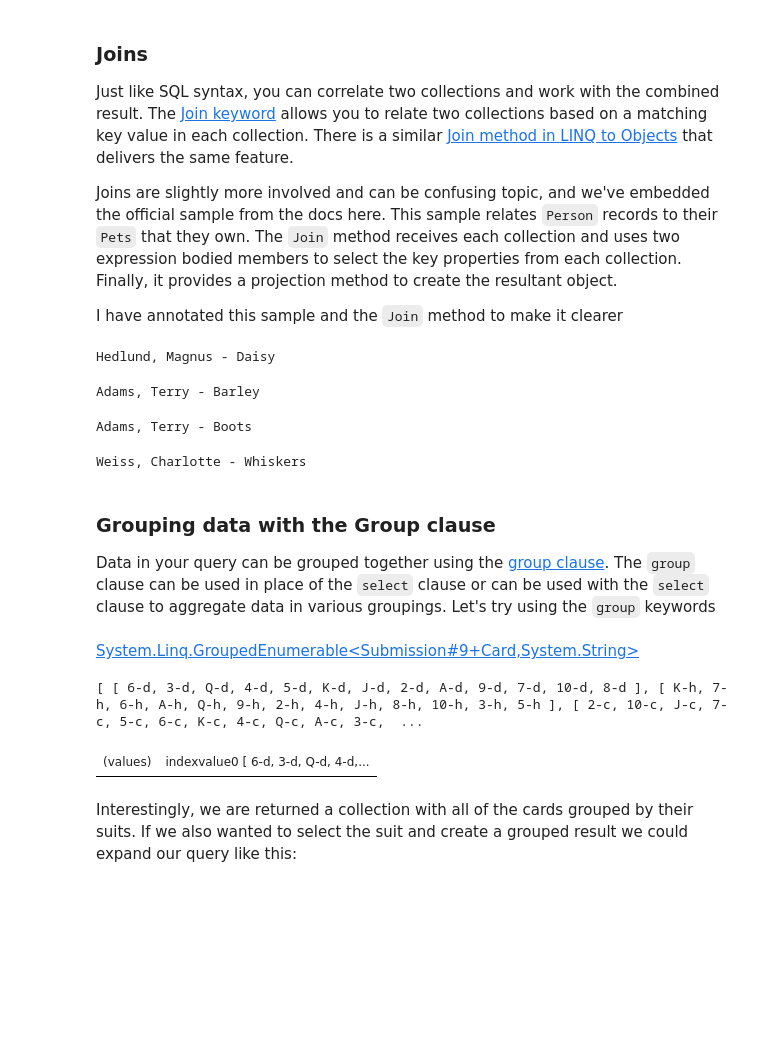
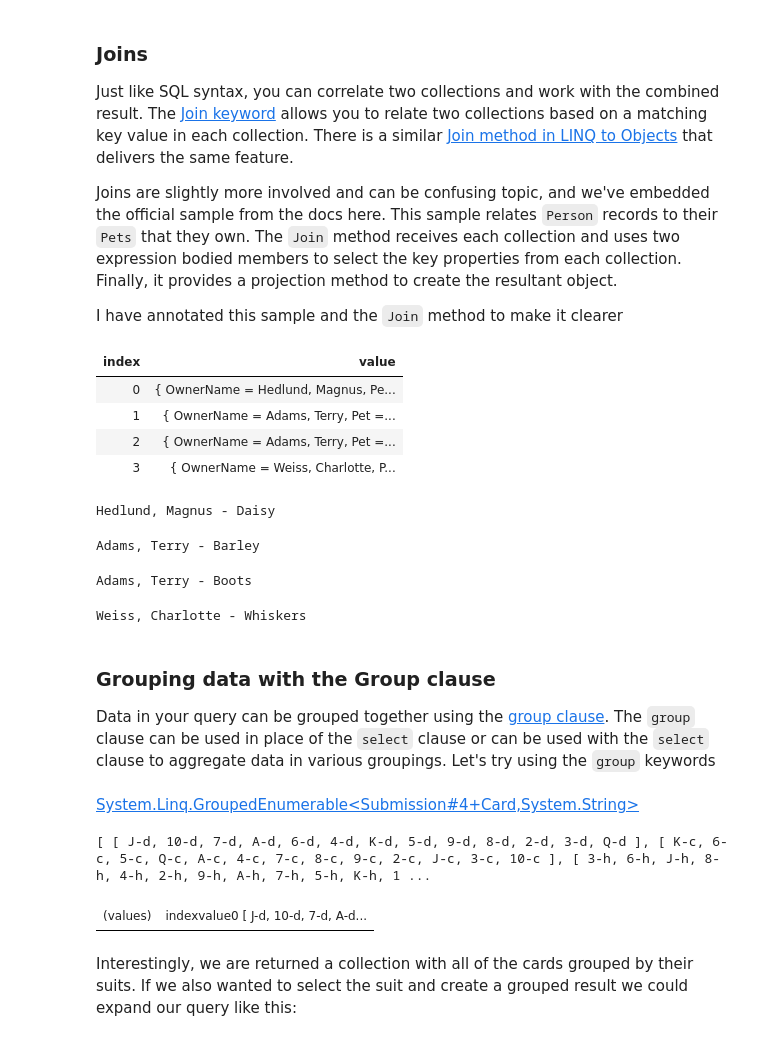
Before and after one commit to ocakbora/csharp_with_csharpfritz, a Jupyter notebook: notebooks/0106-LINQ.ipynb, the cells around one changed output. Saved outputs shown, nothing was run; the diff lists cells and outputs as text; code cells hidden in the pictures; blank space fills up the shorter version.

```diff
--- a/notebooks/0106-LINQ.ipynb
+++ b/notebooks/0106-LINQ.ipynb
@@ -247,35 +297,43 @@ class Pet
 
     Person magnus = new Person { Name = "Hedlund, Magnus" };
     Person terry = new Person { Name = "Adams, Terry" };
     Person charlotte = new Person { Name = "Weiss, Charlotte" };
 
     // Declare the set of 4 pets and their owners
     Pet barley = new Pet { Name = "Barley", Owner = terry };
     Pet boots = new Pet { Name = "Boots", Owner = terry };
     Pet whiskers = new Pet { Name = "Whiskers", Owner = charlotte };
     Pet daisy = new Pet { Name = "Daisy", Owner = magnus };
 
     List<Person> people = new List<Person> { magnus, terry, charlotte }; // Create a list of Person objects
     List<Pet> pets = new List<Pet> { barley, boots, whiskers, daisy }; // Create a list of Pet objects
 
     // Create a list of Person-Pet pairs where
     // each element is an anonymous type that contains a
     // Pet's name and the name of the Person that owns the Pet.
     var query =
         people.Join(pets,                 // Join the People and Pets collections
-                    person => person,     // We will match the Person object
-                    pet => pet.Owner,     // with the Owner property in the Pet record
+                    person => person,     // We will match the Person object (we are using the Person object as the key)
+                    pet => pet.Owner,     // with the Owner property in the Pet record (we are using the Owner property of the Pet object as the key)
                     (person, pet) =>      // The combined output of Person and Pet
                                           // is an object with OwnerName and the Pet's Name
                         new { OwnerName = person.Name, Pet = pet.Name });
+
+
+    display(query);
 
     foreach (var obj in query)
     {
         display(string.Format("{0} - {1}", // Display the OwnerName and Pet with a dash in between. .Format() is a static method of the string class
             obj.OwnerName,
             obj.Pet));
     }
 # %% [output]
+| index | value |
+| 0 | { OwnerName = Hedlund, Magnus, Pe... |
+| 1 | { OwnerName = Adams, Terry, Pet =... |
+| 2 | { OwnerName = Adams, Terry, Pet =... |
+| 3 | { OwnerName = Weiss, Charlotte, P... |
 Hedlund, Magnus - Daisy
 Adams, Terry - Barley
 Adams, Terry - Boots
@@ -291,9 +349,9 @@ var results = from card in TheDeck
 display(results.GetType());
 results
 # %% [output]
-System.Linq.GroupedEnumerable<Submission#9+Card,System.String>
+System.Linq.GroupedEnumerable<Submission#4+Card,System.String>
-[ [ 6-d, 3-d, Q-d, 4-d, 5-d, K-d, J-d, 2-d, A-d, 9-d, 7-d, 10-d, 8-d ], [ K-h, 7-h, 6-h, A-h, Q-h, 9-h, 2-h, 4-h, J-h, 8-h, 10-h, 3-h, 5-h ], [ 2-c, 10-c, J-c, 7-c, 5-c, 6-c, K-c, 4-c, Q-c, A-c, 3-c,  ...
+[ [ J-d, 10-d, 7-d, A-d, 6-d, 4-d, K-d, 5-d, 9-d, 8-d, 2-d, 3-d, Q-d ], [ K-c, 6-c, 5-c, Q-c, A-c, 4-c, 7-c, 8-c, 9-c, 2-c, J-c, 3-c, 10-c ], [ 3-h, 6-h, J-h, 8-h, 4-h, 2-h, 9-h, A-h, 7-h, 5-h, K-h, 1 ...
-| (values) | indexvalue0 [ 6-d, 3-d, Q-d, 4-d,... |
+| (values) | indexvalue0 [ J-d, 10-d, 7-d, A-d... |
 # %% [markdown]
 Interestingly, we are returned a collection with all of the cards grouped by their suits.  If we also wanted to select the suit and create a grouped result we could expand our query like this:
 # %%
```
Also changed, not shown: parts of 15 cells of this notebook, 3 other files.
